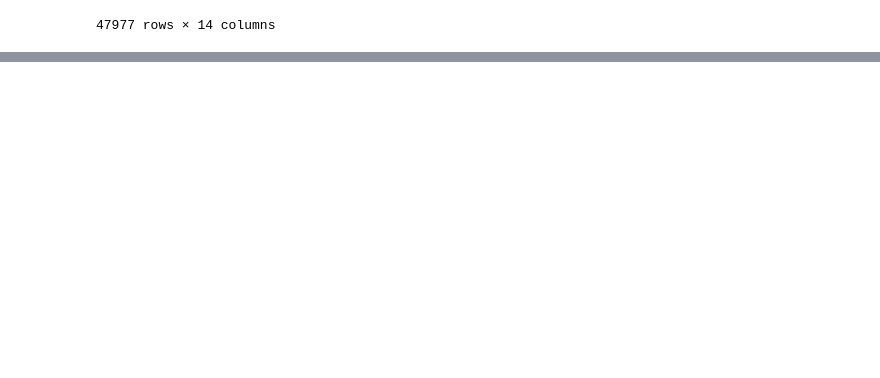
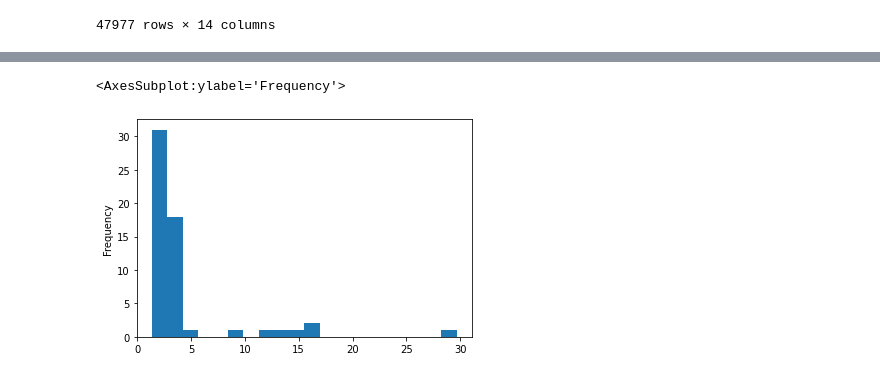
Before and after one commit to alixtc/Renault, a Jupyter notebook: notebooks/Anomaly detection.ipynb, the cells around one changed output, grey strips where cells are left out. Cells and saved outputs as stored; diff of their text form; code cells hidden in the pictures; blank space fills up the shorter version.

```diff
--- a/notebooks/Anomaly detection.ipynb
+++ b/notebooks/Anomaly detection.ipynb
@@ -99,0 +234,12 @@ df
+# %%
+proximity = pd.Series(distances.mean(axis =1))
+proximity.index = final_df.index
+proximity.plot.hist(bins=20)
+
+threshold = 5
+proximity = proximity.sort_values(ascending=False)
+proximity = proximity[proximity > threshold]
+proximity
+# %% [output]
+<AxesSubplot:ylabel='Frequency'>
+[figure, added]
```
Also changed, not shown: parts of 29 cells of this notebook, 1 other file.
